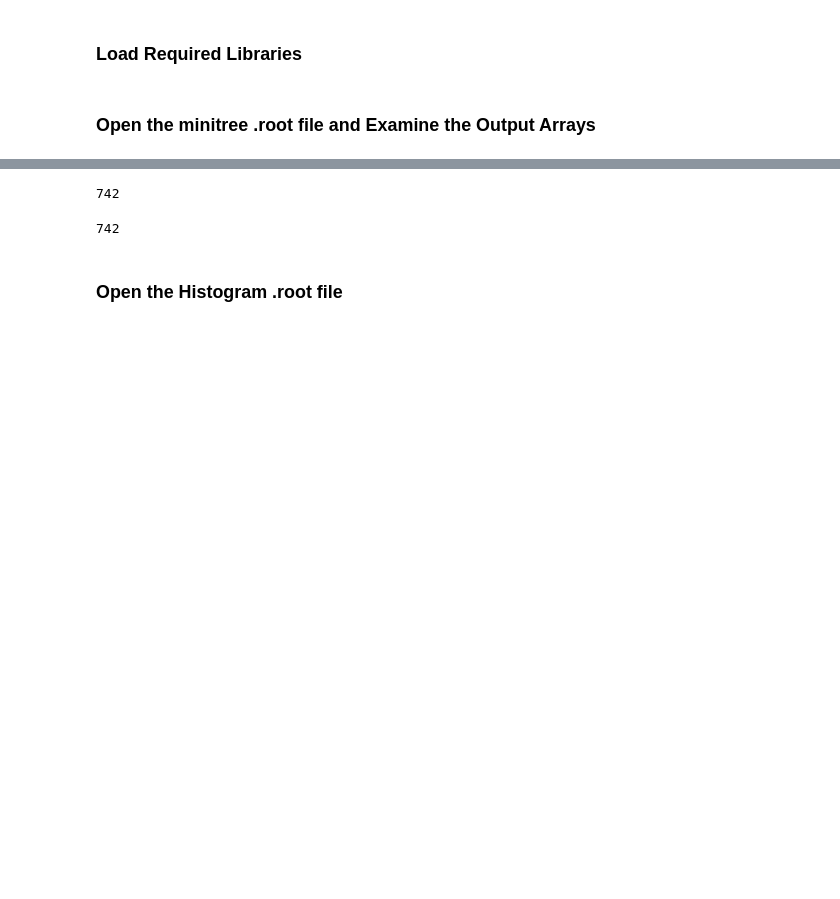
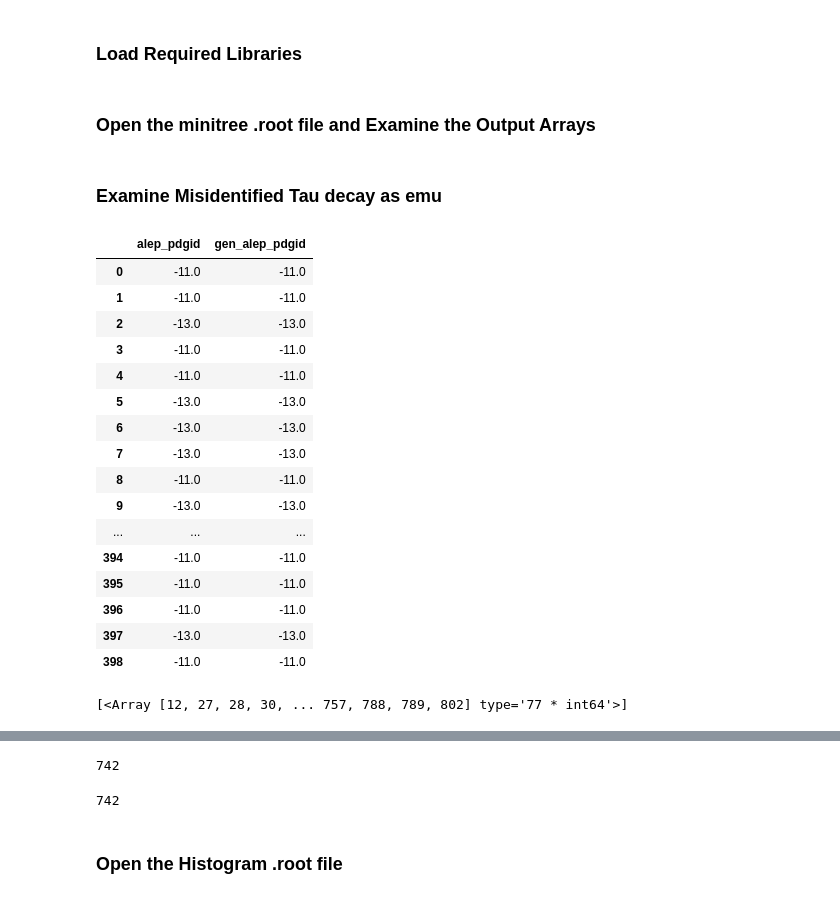
Before and after one commit to jthiema/Top-Quark-Spin-Correlations, a Jupyter notebook: Plotting/response_matrices.ipynb, the cells around one changed output, grey strips where cells are left out. Cells and saved outputs as stored; diff of their text form; code cells hidden in the pictures; blank space fills up the shorter version.

```diff
--- a/Plotting/response_matrices.ipynb
+++ b/Plotting/response_matrices.ipynb
@@ -24,5 +24,29 @@ minitree = uproot.open('/depot/cms/top/he614/HLLHC-FW/Top-Quark-Spin-Correlation
 #minitree['Step7'].keys()
 # %%
 #minitree['Step8'].keys()
+# %% [markdown]
+### Examine Misidentified Tau decay as emu
 # %%
-#minitree['Step7'].arrays(['jet_pt'], library='pd')
+minitree['Step7'].arrays(['alep_pdgid', 'gen_alep_pdgid'], library='pd')
+# %% [output]
+|  | alep_pdgid | gen_alep_pdgid |
+| 0 | -11.0 | -11.0 |
+| 1 | -11.0 | -11.0 |
+| 2 | -13.0 | -13.0 |
+| 3 | -11.0 | -11.0 |
+| 4 | -11.0 | -11.0 |
+| 5 | -13.0 | -13.0 |
+| 6 | -13.0 | -13.0 |
+| 7 | -13.0 | -13.0 |
+| 8 | -11.0 | -11.0 |
+| 9 | -13.0 | -13.0 |
+| ... | ... | ... |
+| 394 | -11.0 | -11.0 |
+| 395 | -11.0 | -11.0 |
+| 396 | -11.0 | -11.0 |
+| 397 | -13.0 | -13.0 |
+| 398 | -11.0 | -11.0 |
+# %%
+list(ak.where((minitree['Step7']['alep_pdgid'].array()==minitree['Step7']['gen_alep_pdgid'].array())==False))
+# %% [output]
+[<Array [12, 27, 28, 30, ... 757, 788, 789, 802] type='77 * int64'>]
```
Also changed, not shown: parts of 7 cells of this notebook.
